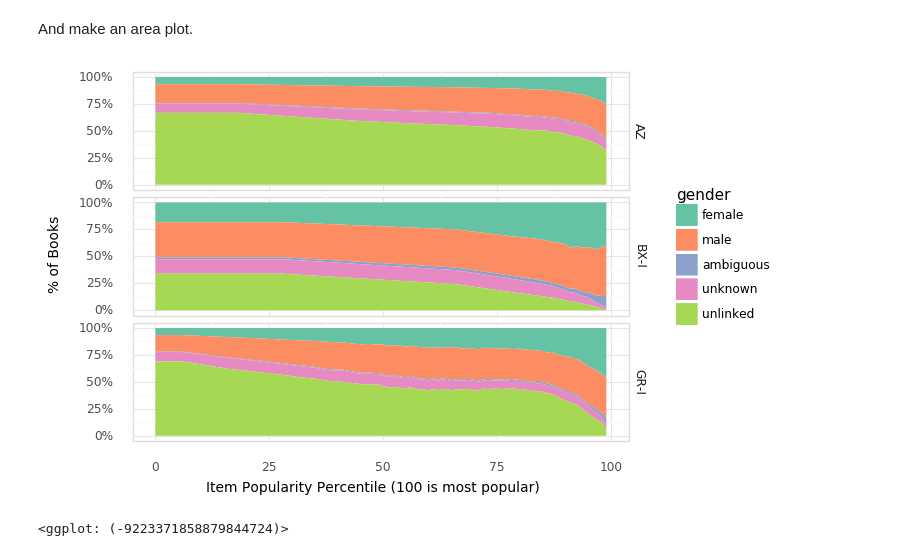
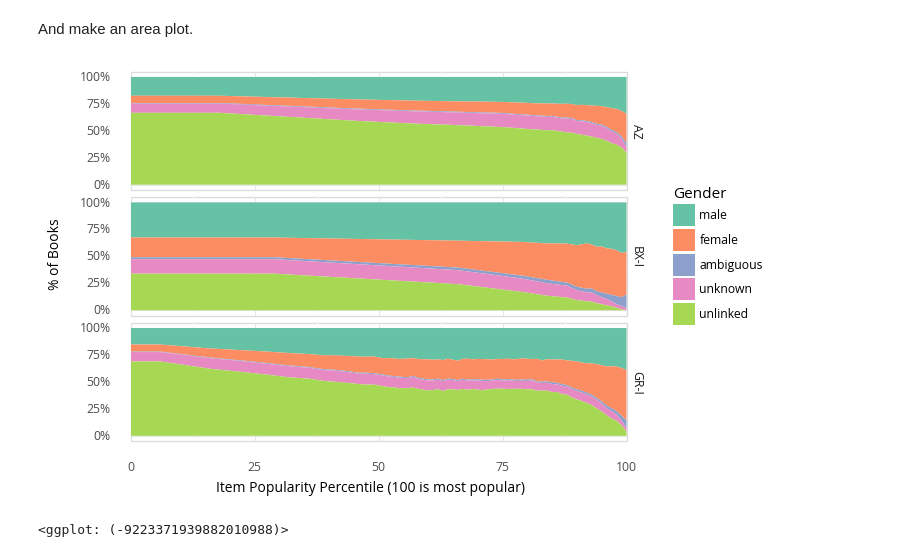
Before and after one commit to BoiseState/book-author-gender, a Jupyter notebook: DataSummary.ipynb, the cells around one changed output. Cells and saved outputs as stored; diff of their text form; code cells hidden in the pictures.

```diff
--- a/DataSummary.ipynb
+++ b/DataSummary.ipynb
@@ -254,7 +359,7 @@ summarize_by_gender(ratings['BX-E'])
 Now build up a full frame of everything:
 # %%
 eprint('summarizing LOC')
-summaries = {'LOC': summarize_by_gender(loc_books)}
+summaries = {'LOC':  summarize_by_gender(loc_books).assign(ratings=np.nan) }
 for ds, f in ratings.items():
     eprint('summarizing', ds)
     summaries[ds] = summarize_by_gender(f)
@@ -279,9 +385,9 @@ memory usage: 904.0+ bytes
 # %%
 eprint('summarizing LOC')
-fsums = {'LOC': summarize_by_gender(loc_books, True)}
+fsums = {'LOC': summarize_by_gender(loc_books, 'gender_status')}
 for ds, f in ratings.items():
     eprint('summarizing', ds)
-    fsums[ds] = summarize_by_gender(f, True)
+    fsums[ds] = summarize_by_gender(f, 'gender_status')
 full_stats = pd.concat(fsums, names=['DataSet'])
 full_stats.info()
 # %% [output]
@@ -528,10 +636,10 @@ We will start by computing item statistics.
 def _ds_stats(ds, df):
     eprint('summarizing ', ds)
     stats = df.groupby('item').user.count().reset_index(name='nratings')
-    stats = gender_info(stats)
+    stats = stats.join(book_gender, on='item')
     stats['PopRank'] = stats['nratings'].rank()
     stats['PopRank'] = stats['PopRank'] / stats['PopRank'].max()
-    stats['PopQ'] = (stats['PopRank'] * 100 - 0.001).astype('i4')
+    stats['PopQ'] = (stats['PopRank'] * 100).round().astype('i4')
     stats['Set'] = ds
     return stats
 item_stats = pd.concat(_ds_stats(ds, df) for (ds, df) in ratings.items() if not ds.endswith('-E'))
@@ -611,17 +719,24 @@ pop_g.head()
 | 2 | AZ | 0 | female | 0.067153 |
 | 3 | AZ | 0 | unknown | 0.085216 |
 | 4 | AZ | 0 | ambiguous | 0.005852 |
+# %%
+pop_g['gender'].cat.reorder_categories([
+    'male', 'female', 'ambiguous',
+    'unknown', 'unlinked'
+], inplace=True)
 # %% [markdown]
 And make an area plot.
 # %%
 make_plot(pop_g, p.aes(x='PopQ', y='items', fill='gender'),
           p.geom_area(),
           p.scale_fill_brewer('qual', 'Set2'),
+          p.scale_y_continuous(labels=lbl_pct),
+          p.scale_x_continuous(expand=(0,0)),
           p.facet_grid('Set ~'),
-          p.xlab('Item Popularity Percentile (100 is most popular)'),
-          p.ylab('% of Books'),
-          p.scale_y_continuous(labels=lbl_pct),
-          file='gender-by-pop.pdf', width=8, height=5)
+          p.labs(x='Item Popularity Percentile (100 is most popular)',
+                 y='% of Books',
+                 fill='Gender'),
+          file='gender-by-pop', width=8, height=5)
 # %% [output]
-[figure, old version]
+[figure, new version]
-<ggplot: (-9223371858879844724)>
+<ggplot: (-9223371939882010988)>
```
Also changed, not shown: parts of 44 cells of this notebook, 12 other files.
